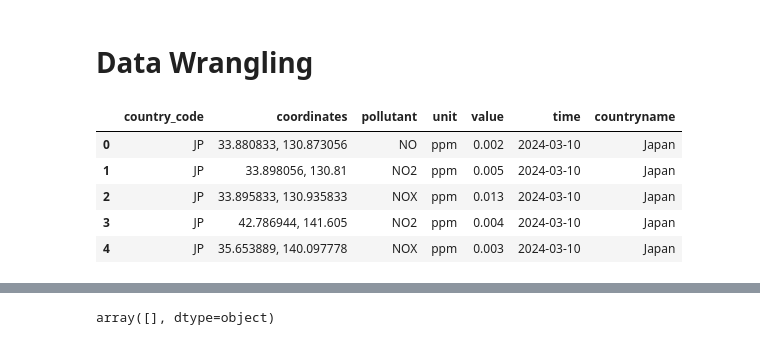
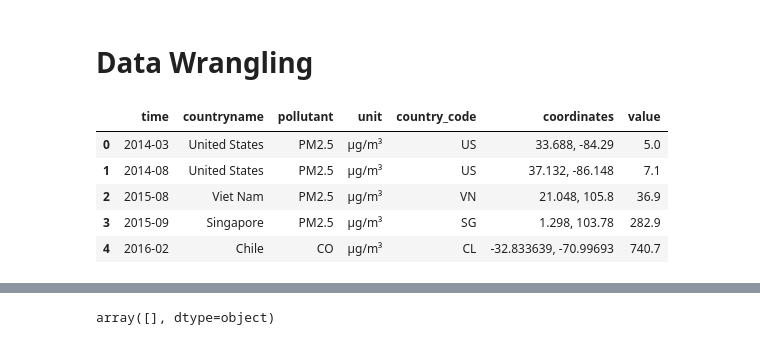
Before and after one commit to UBC-MDS/DSCI-532_2024_2_pollution-tracker, a Jupyter notebook: notebooks/wrangling.ipynb, the cells around one changed output, grey strips where cells are left out. Drawn from its saved outputs; the diff is of its cells as text; code cells hidden in the pictures.

```diff
--- a/notebooks/wrangling.ipynb
+++ b/notebooks/wrangling.ipynb
@@ -8,25 +8,31 @@ import numpy as np
 # %%
 data = pd.read_csv("../data/raw/world_air_quality.csv", sep=';')
 
 data = data.drop(["City", "Location", "Source Name"], axis=1)
 
 data = data.rename(columns={'Last Updated': 'time',
                      'Country Label': 'countryname',
                      'Value': 'value',
                      'Pollutant': 'pollutant',
                      'Coordinates': 'coordinates',
                      'Unit': 'unit',
                      'Country Code': 'country_code'})
 
-data['time'] = pd.to_datetime(data['time']).dt.date
+data['time'] = pd.to_datetime(data['time'])
+data['time'] = data['time'].dt.to_period('M')
+data = data.groupby(['time', 'countryname', 'pollutant', 'unit', 'country_code', 'coordinates']).agg(
+    value=('value', 'sum')
+).reset_index()
+
+
 data.head()
 # %% [output]
-|  | country_code | coordinates | pollutant | unit | value | time | countryname |
-| 0 | JP | 33.880833, 130.873056 | NO | ppm | 0.002 | 2024-03-10 | Japan |
-| 1 | JP | 33.898056, 130.81 | NO2 | ppm | 0.005 | 2024-03-10 | Japan |
-| 2 | JP | 33.895833, 130.935833 | NOX | ppm | 0.013 | 2024-03-10 | Japan |
-| 3 | JP | 42.786944, 141.605 | NO2 | ppm | 0.004 | 2024-03-10 | Japan |
-| 4 | JP | 35.653889, 140.097778 | NOX | ppm | 0.003 | 2024-03-10 | Japan |
+|  | time | countryname | pollutant | unit | country_code | coordinates | value |
+| 0 | 2014-03 | United States | PM2.5 | µg/m³ | US | 33.688, -84.29 | 5.0 |
+| 1 | 2014-08 | United States | PM2.5 | µg/m³ | US | 37.132, -86.148 | 7.1 |
+| 2 | 2015-08 | Viet Nam | PM2.5 | µg/m³ | VN | 21.048, 105.8 | 36.9 |
+| 3 | 2015-09 | Singapore | PM2.5 | µg/m³ | SG | 1.298, 103.78 | 282.9 |
+| 4 | 2016-02 | Chile | CO | µg/m³ | CL | -32.833639, -70.99693 | 740.7 |
 # %%
 # Create continent column
 def get_continent(country_code):
```
Also changed, not shown: parts of 17 cells of this notebook, 2 other files.
